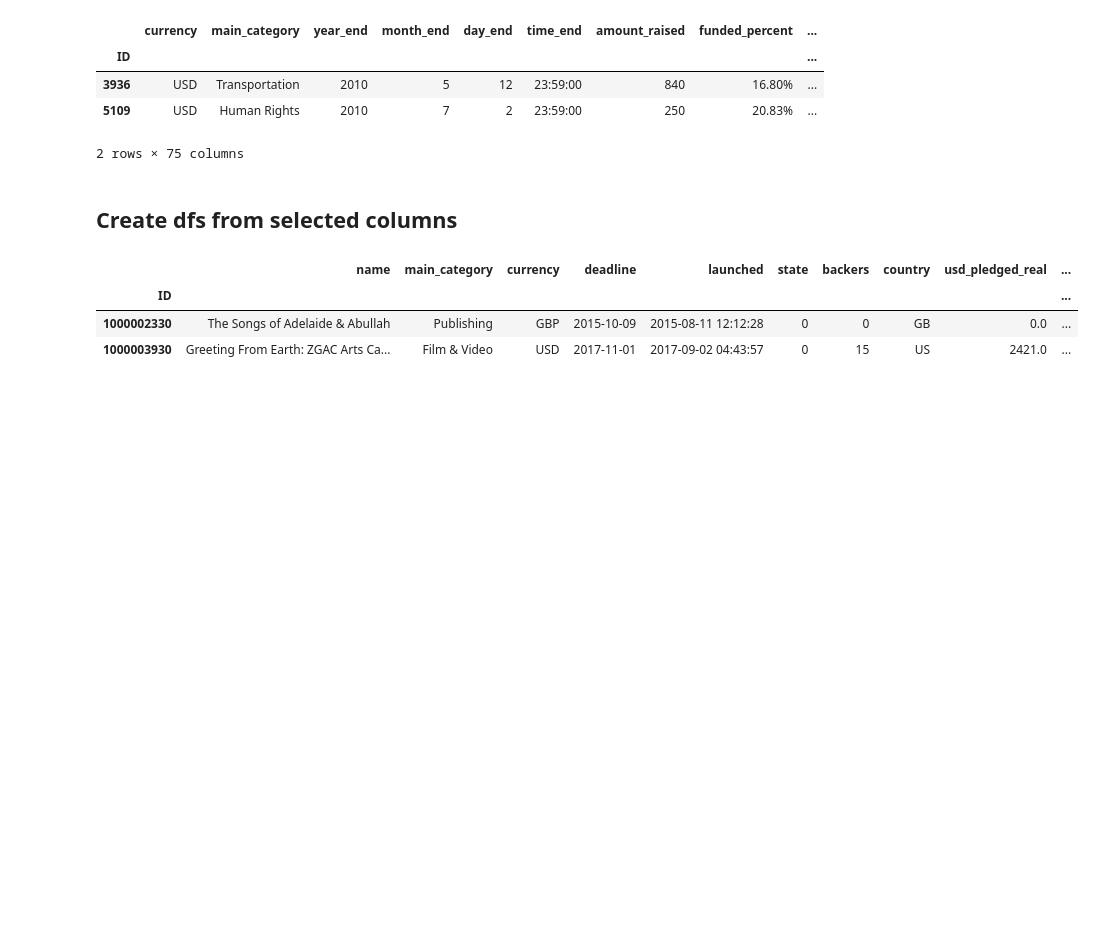
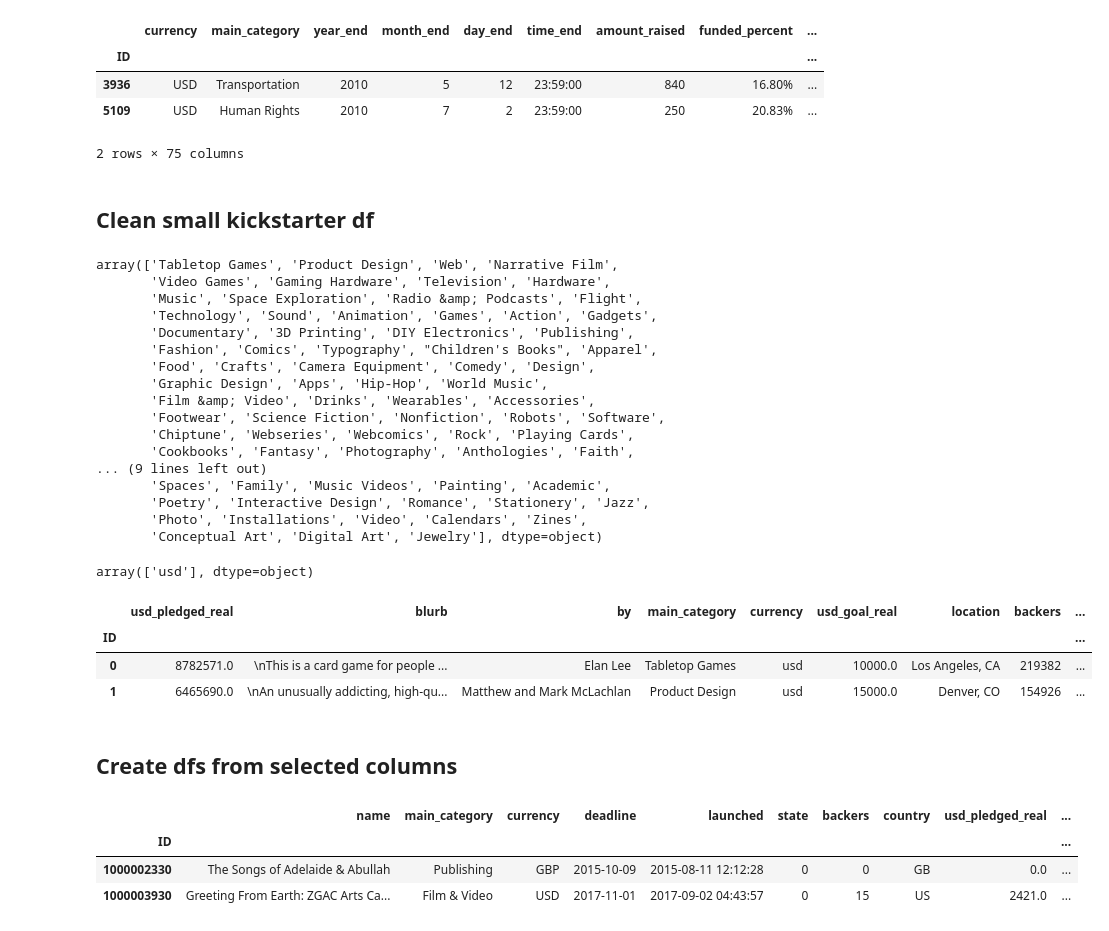
Before and after one commit to Best-Brain-Gang/Crowdfunding_Analysis, a Jupyter notebook: crowdfunding_analyzer.ipynb, the cells around one changed output. Saved outputs shown, nothing was run; the diff lists cells and outputs as text; code cells hidden in the pictures; blank space fills up the shorter version.

```diff
--- a/crowdfunding_analyzer.ipynb
+++ b/crowdfunding_analyzer.ipynb
@@ -213,6 +200,43 @@ array(['USD', 'EUR', 'CAD', 'GBP', 'AUD', 'HKD', 'SEK', 'CHF', 'SGD',
 | 3936 | USD | Transportation | 2010 | 5 | 12 | 23:59:00 | 840 | 16.80% | ... |
 | 5109 | USD | Human Rights | 2010 | 7 | 2 | 23:59:00 | 250 | 20.83% | ... |
 2 rows × 75 columns
+# %% [markdown]
+## Clean small kickstarter df
+# %%
+# Only look at US
+kickstarter_small_most_backed_df = kickstarter_small_most_backed_df[kickstarter_small_most_backed_df['currency'] == 'usd']
+
+# Clean up and check categories to compare to indiegogo and make similar later
+display(kickstarter_small_most_backed_df['main_category'].unique())
+
+# Clean up and check currency to compare to indiegogo and make similar later
+display(kickstarter_small_most_backed_df['currency'].unique())
+
+# View head
+display(kickstarter_small_most_backed_df.head(2))
+# %% [output]
+array(['Tabletop Games', 'Product Design', 'Web', 'Narrative Film',
+       'Video Games', 'Gaming Hardware', 'Television', 'Hardware',
+       'Music', 'Space Exploration', 'Radio &amp; Podcasts', 'Flight',
+       'Technology', 'Sound', 'Animation', 'Games', 'Action', 'Gadgets',
+       'Documentary', '3D Printing', 'DIY Electronics', 'Publishing',
+       'Fashion', 'Comics', 'Typography', "Children's Books", 'Apparel',
+       'Food', 'Crafts', 'Camera Equipment', 'Comedy', 'Design',
+       'Graphic Design', 'Apps', 'Hip-Hop', 'World Music',
+       'Film &amp; Video', 'Drinks', 'Wearables', 'Accessories',
+       'Footwear', 'Science Fiction', 'Nonfiction', 'Robots', 'Software',
+       'Chiptune', 'Webseries', 'Webcomics', 'Rock', 'Playing Cards',
+       'Cookbooks', 'Fantasy', 'Photography', 'Anthologies', 'Faith',
+... (9 lines left out)
+       'Spaces', 'Family', 'Music Videos', 'Painting', 'Academic',
+       'Poetry', 'Interactive Design', 'Romance', 'Stationery', 'Jazz',
+       'Photo', 'Installations', 'Video', 'Calendars', 'Zines',
+       'Conceptual Art', 'Digital Art', 'Jewelry'], dtype=object)
+array(['usd'], dtype=object)
+|  | usd_pledged_real | blurb | by | main_category | currency | usd_goal_real | location | backers | ... |
+| ID |  |  |  |  |  |  |  |  | ... |
+| 0 | 8782571.0 | \nThis is a card game for people ... | Elan Lee | Tabletop Games | usd | 10000.0 | Los Angeles, CA | 219382 | ... |
+| 1 | 6465690.0 | \nAn unusually addicting, high-qu... | Matthew and Mark McLachlan | Product Design | usd | 15000.0 | Denver, CO | 154926 | ... |
 # %% [markdown]
 ## Create dfs from selected columns
 # %%
```
Also changed, not shown: parts of 6 cells of this notebook.
